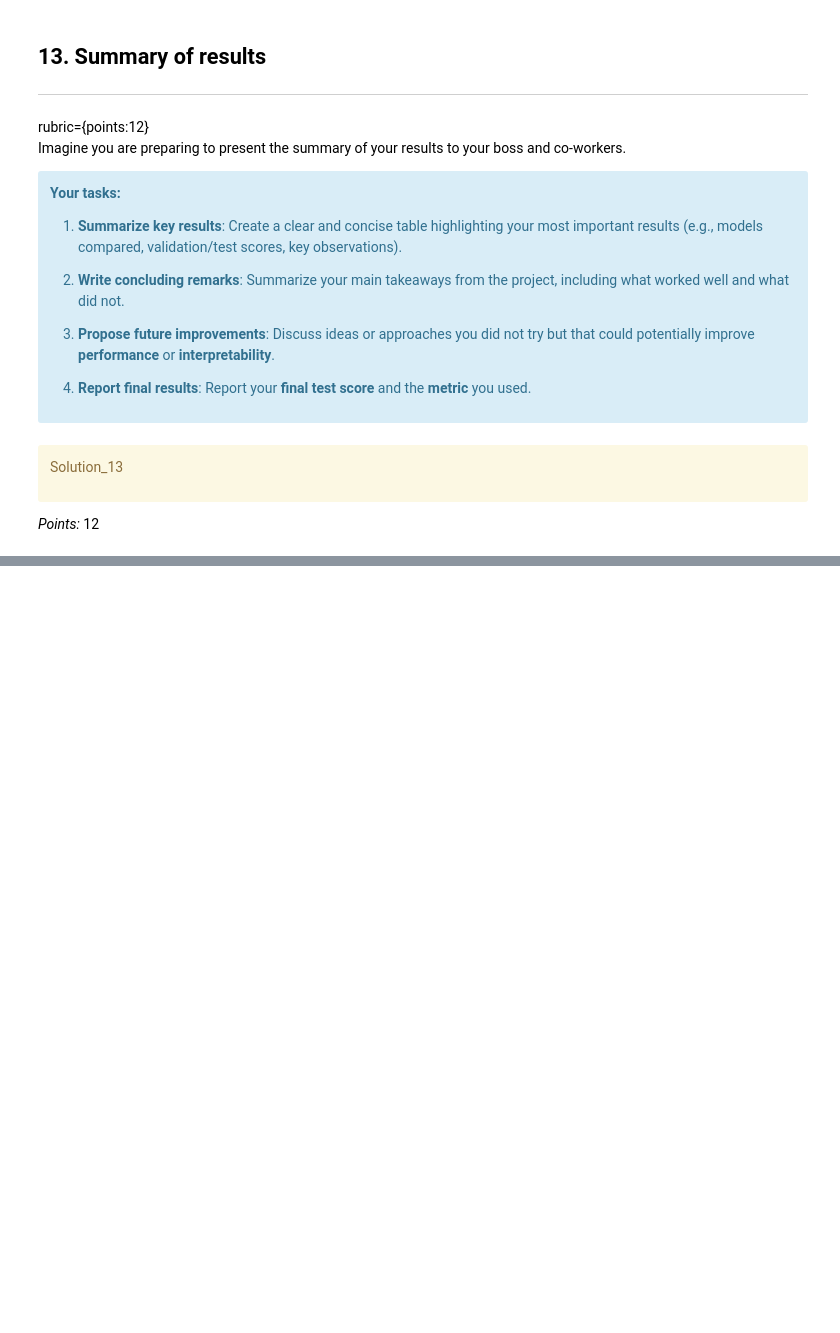
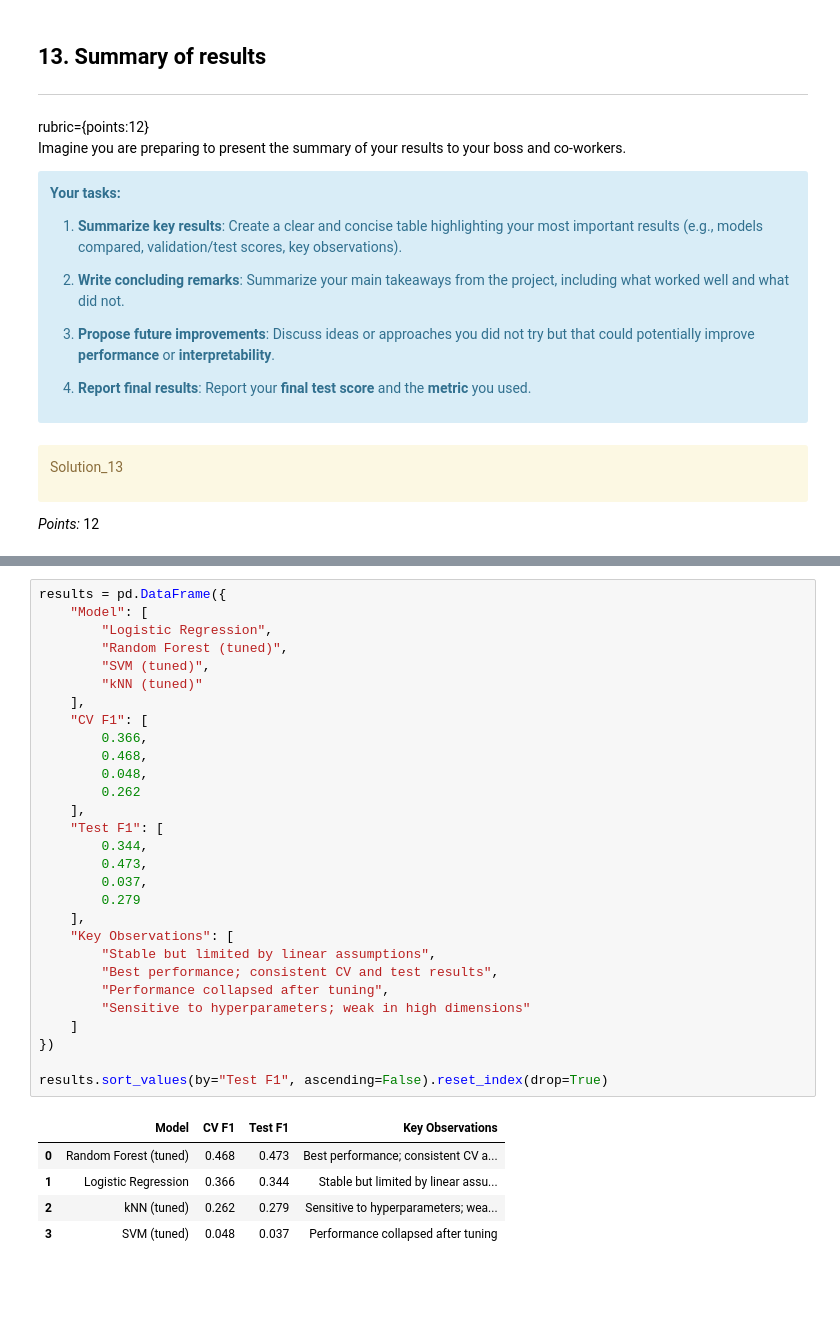
Before and after one commit to shreyab111/hw_5, a Jupyter notebook: hw5.ipynb, the cells around one changed output, grey strips where cells are left out. Saved outputs shown, nothing was run; the diff lists cells and outputs as text; blank space fills up the shorter version.

```diff
--- a/hw5.ipynb
+++ b/hw5.ipynb
@@ -1035,3 +1178,38 @@ Ellipsis
+# %%
+results = pd.DataFrame({
+    "Model": [
+        "Logistic Regression",
+        "Random Forest (tuned)",
+        "SVM (tuned)",
+        "kNN (tuned)"
+    ],
+    "CV F1": [
+        0.366,
+        0.468,
+        0.048,
+        0.262
+    ],
+    "Test F1": [
+        0.344,
+        0.473,
+        0.037,
+        0.279
+    ],
+    "Key Observations": [
+        "Stable but limited by linear assumptions",
+        "Best performance; consistent CV and test results",
+        "Performance collapsed after tuning",
+        "Sensitive to hyperparameters; weak in high dimensions"
+    ]
+})
+
+results.sort_values(by="Test F1", ascending=False).reset_index(drop=True)
+# %% [output]
+|  | Model | CV F1 | Test F1 | Key Observations |
+| 0 | Random Forest (tuned) | 0.468 | 0.473 | Best performance; consistent CV a... |
+| 1 | Logistic Regression | 0.366 | 0.344 | Stable but limited by linear assu... |
+| 2 | kNN (tuned) | 0.262 | 0.279 | Sensitive to hyperparameters; wea... |
+| 3 | SVM (tuned) | 0.048 | 0.037 | Performance collapsed after tuning |
 # %% [markdown]
 <!-- END QUESTION -->
 
```
Also changed, not shown: parts of 62 cells of this notebook.
